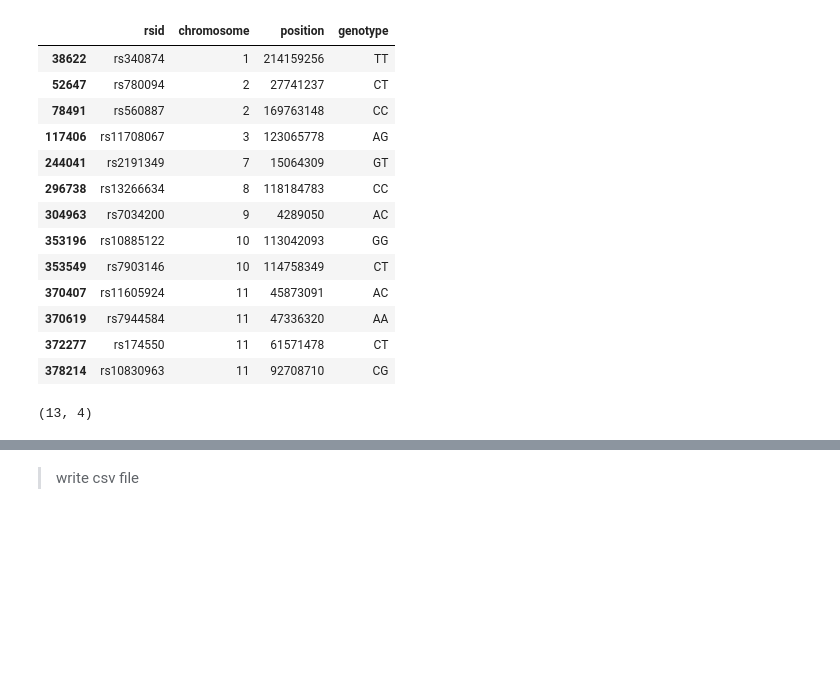
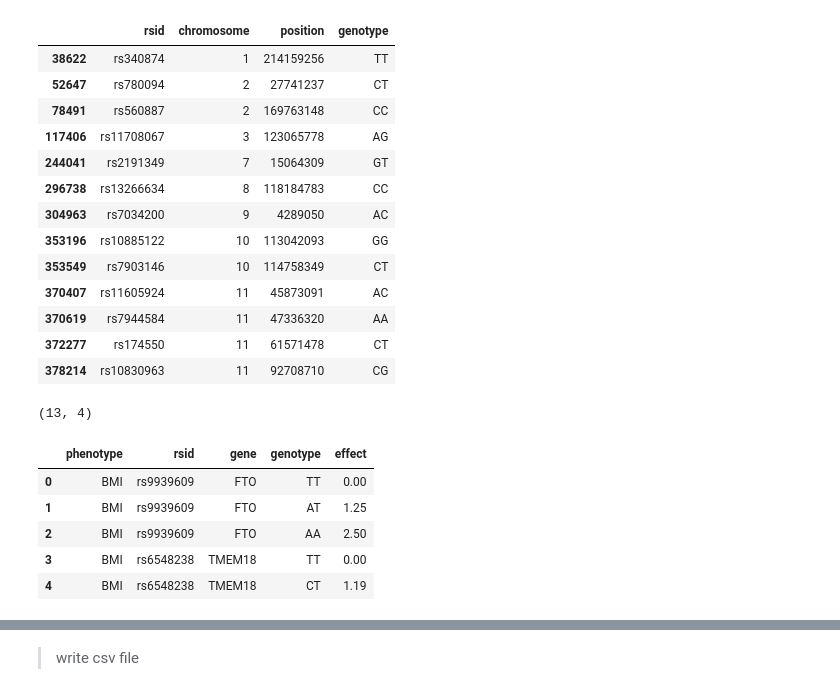
Before and after one commit to Genes-N-Risks/genocode, a Jupyter notebook: examples/Data Operation_July.ipynb, the cells around one changed output, grey strips where cells are left out. Saved outputs shown, nothing was run; the diff lists cells and outputs as text; code cells hidden in the pictures; blank space fills up the shorter version.

```diff
--- a/examples/Data Operation_July.ipynb
+++ b/examples/Data Operation_July.ipynb
@@ -188,3 +188,14 @@ df4
 df4.shape
 # %% [output]
 (13, 4)
+# %%
+gendata = pd.read_csv('Genetic Data.csv')
+gendata['effect'] = pd.to_numeric(gendata['effect'])
+gendata.head()
+# %% [output]
+|  | phenotype | rsid | gene | genotype | effect |
+| 0 | BMI | rs9939609 | FTO | TT | 0.00 |
+| 1 | BMI | rs9939609 | FTO | AT | 1.25 |
+| 2 | BMI | rs9939609 | FTO | AA | 2.50 |
+| 3 | BMI | rs6548238 | TMEM18 | TT | 0.00 |
+| 4 | BMI | rs6548238 | TMEM18 | CT | 1.19 |
```
Also changed, not shown: parts of 9 cells of this notebook.
